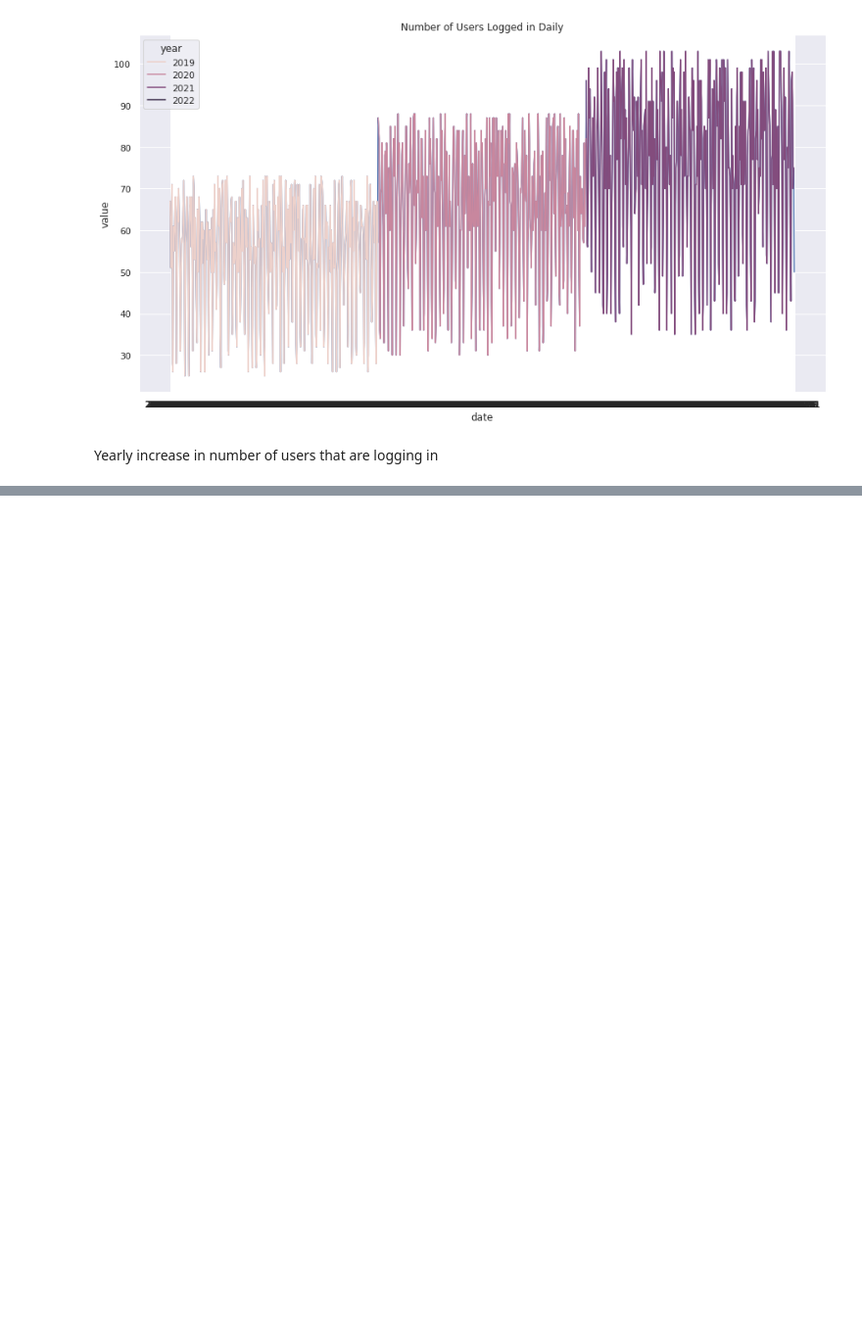
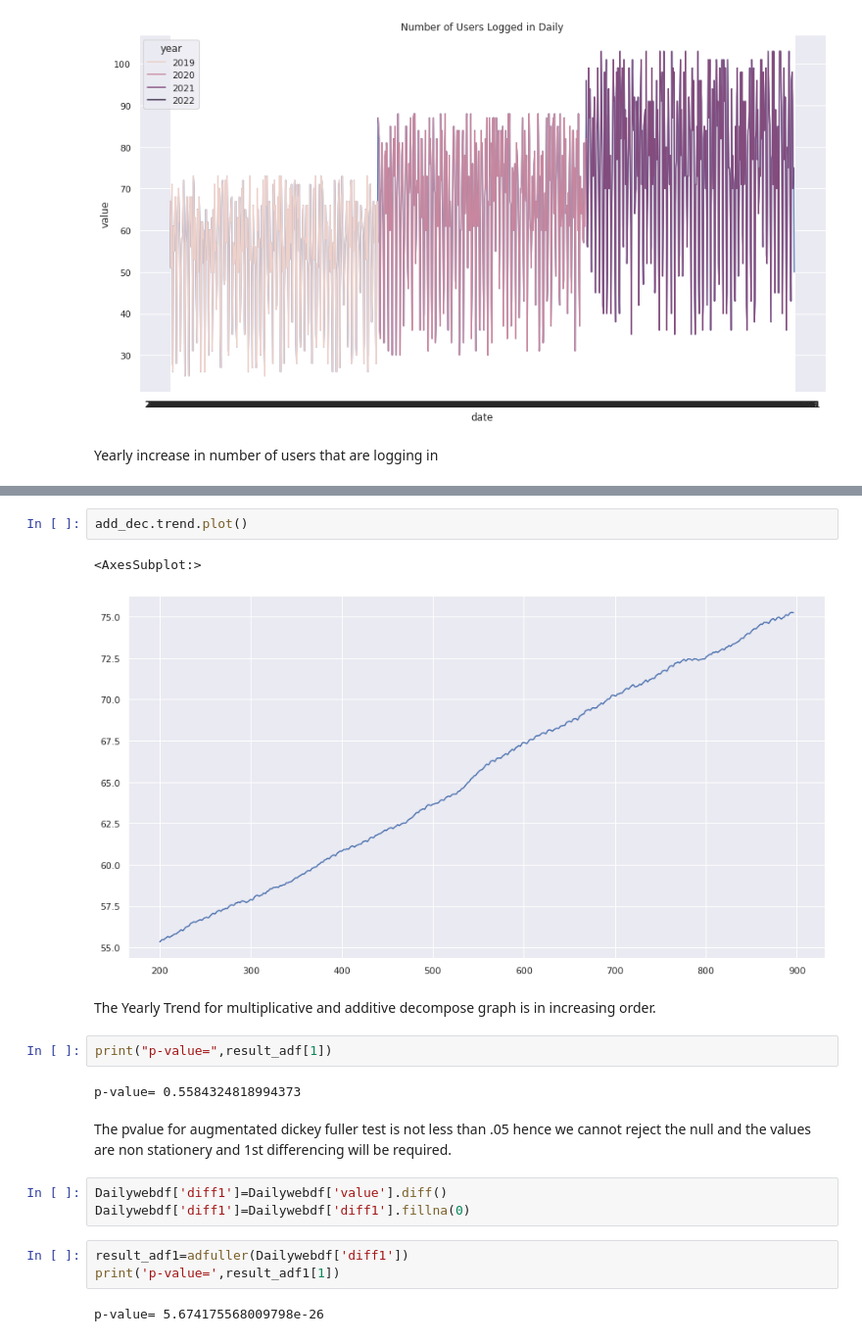
Before and after one commit to AnurAK1/UsrsLoginWeb, a Jupyter notebook: dailyuserslogin.ipynb, the cells around one changed output, grey strips where cells are left out. Shown at 98% size. Saved outputs shown, nothing was run; the diff lists cells and outputs as text; blank space fills up the shorter version.

```diff
--- a/dailyuserslogin.ipynb
+++ b/dailyuserslogin.ipynb
@@ -65,0 +73,21 @@ Mean
+# %%
+add_dec.trend.plot()
+# %% [output]
+<AxesSubplot:>
+[figure, added]
+# %% [markdown]
+The Yearly Trend for multiplicative and additive decompose graph is in increasing order.
+# %%
+print("p-value=",result_adf[1])
+# %% [output]
+p-value= 0.5584324818994373
+# %% [markdown]
+The pvalue for augmentated dickey fuller test is not less than .05 hence we cannot reject the null and the values are non stationery and 1st differencing will be required.
+# %%
+Dailywebdf['diff1']=Dailywebdf['value'].diff()
+Dailywebdf['diff1']=Dailywebdf['diff1'].fillna(0)
+# %%
+result_adf1=adfuller(Dailywebdf['diff1'])
+print('p-value=',result_adf1[1])
+# %% [output]
+p-value= 5.674175568009798e-26
```
Also changed, not shown: parts of 19 cells of this notebook.
